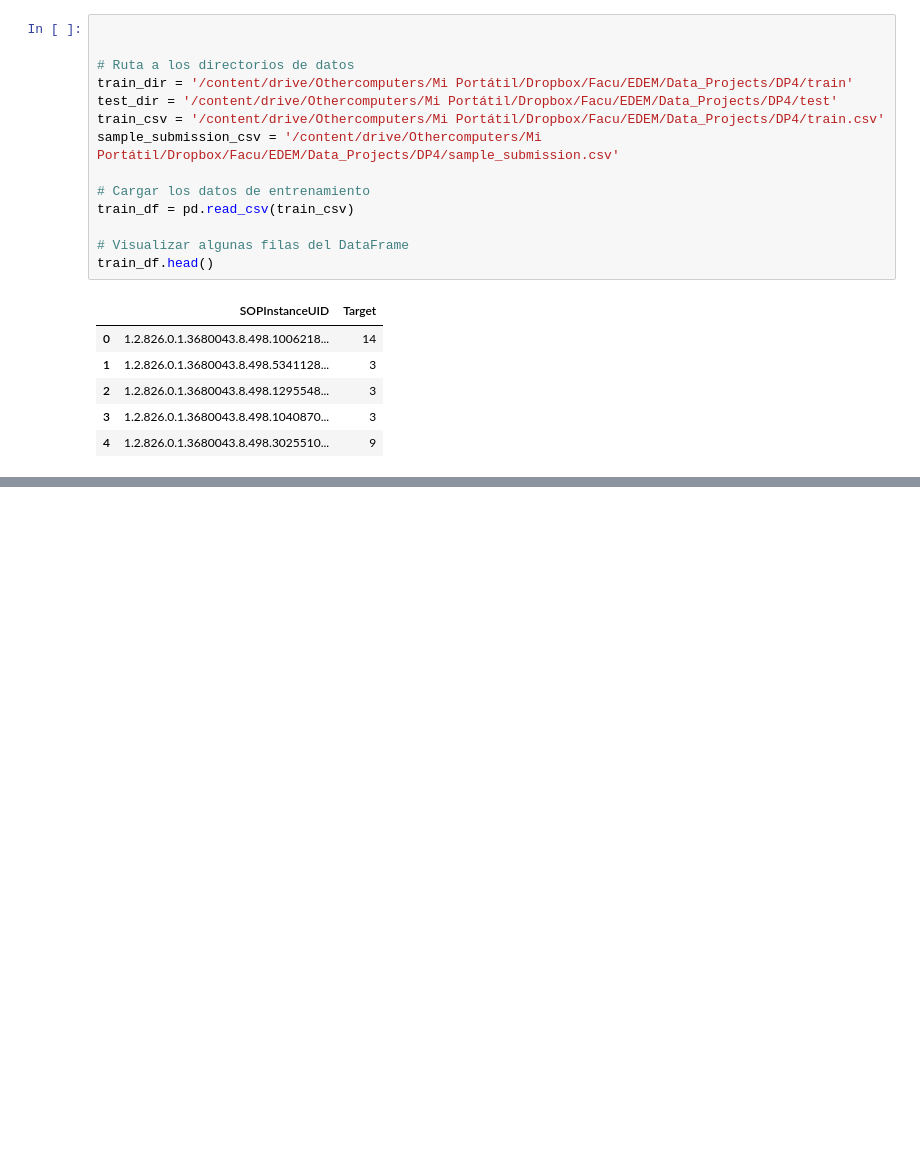
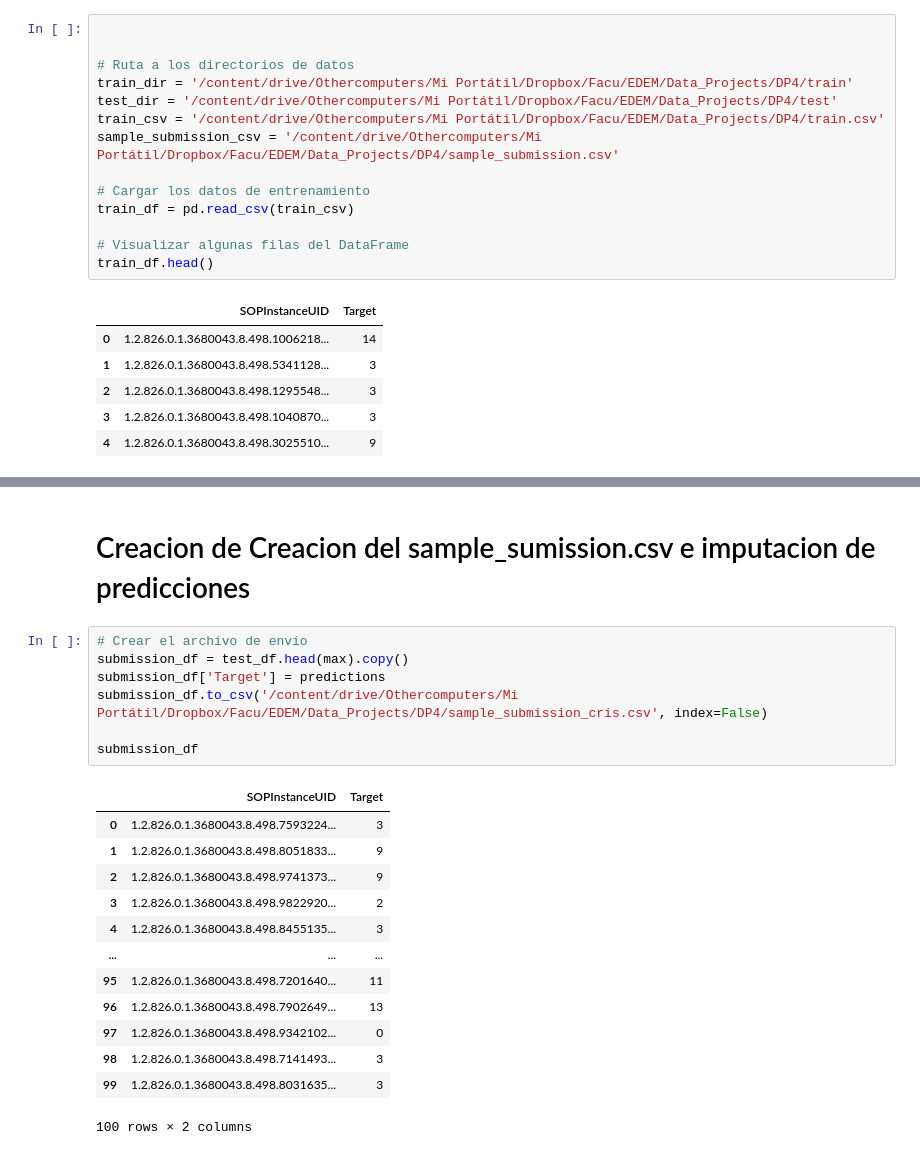
Before and after one commit to cmarty02/dp4_team2, a Jupyter notebook: image_recognition_cris.ipynb, the cells around one changed output, grey strips where cells are left out. Drawn from its saved outputs; the diff is of its cells as text; blank space fills up the shorter version.

```diff
--- a/image_recognition_cris.ipynb
+++ b/image_recognition_cris.ipynb
@@ -83,0 +279,23 @@ plt.show()
+# %% [markdown]
+# Creacion de Creacion del sample_sumission.csv e imputacion de predicciones
+# %%
+# Crear el archivo de envío
+submission_df = test_df.head(max).copy()
+submission_df['Target'] = predictions
+submission_df.to_csv('/content/drive/Othercomputers/Mi Portátil/Dropbox/Facu/EDEM/Data_Projects/DP4/sample_submission_cris.csv', index=False)
+
+submission_df
+# %% [output]
+|  | SOPInstanceUID | Target |
+| 0 | 1.2.826.0.1.3680043.8.498.7593224... | 3 |
+| 1 | 1.2.826.0.1.3680043.8.498.8051833... | 9 |
+| 2 | 1.2.826.0.1.3680043.8.498.9741373... | 9 |
+| 3 | 1.2.826.0.1.3680043.8.498.9822920... | 2 |
+| 4 | 1.2.826.0.1.3680043.8.498.8455135... | 3 |
+| ... | ... | ... |
+| 95 | 1.2.826.0.1.3680043.8.498.7201640... | 11 |
+| 96 | 1.2.826.0.1.3680043.8.498.7902649... | 13 |
+| 97 | 1.2.826.0.1.3680043.8.498.9342102... | 0 |
+| 98 | 1.2.826.0.1.3680043.8.498.7141493... | 3 |
+| 99 | 1.2.826.0.1.3680043.8.498.8031635... | 3 |
+100 rows × 2 columns
```
Also changed, not shown: parts of 21 cells of this notebook.
